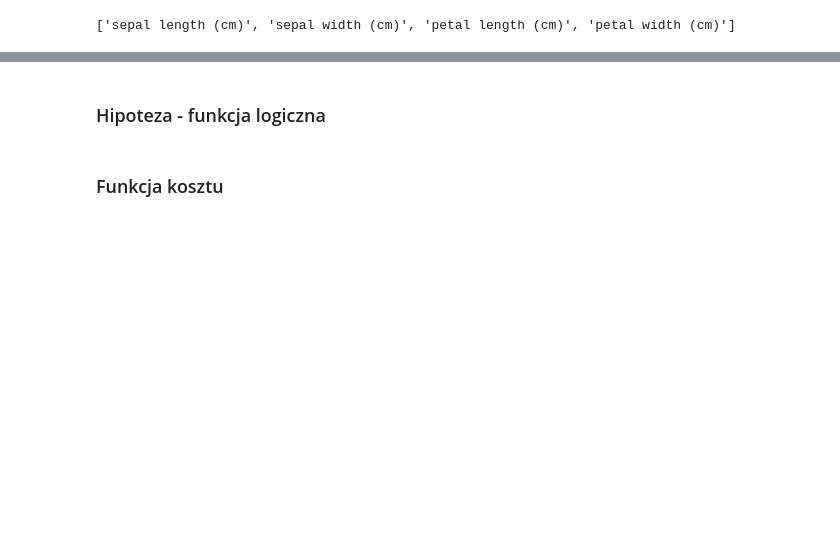
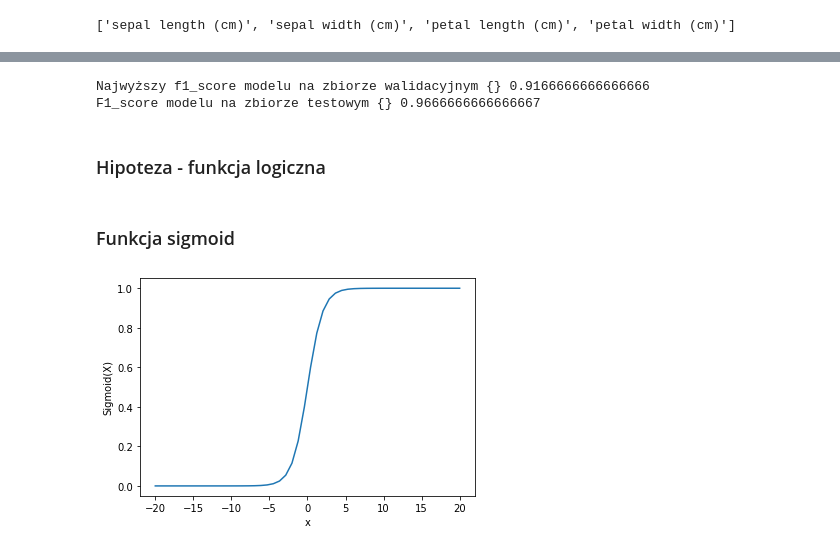
Before and after one commit to Gradient-PG/gradient-live-session, a Jupyter notebook: lab1/Intro_to_ML1.ipynb, the cells around one changed output, grey strips where cells are left out. Saved outputs shown, nothing was run; the diff lists cells and outputs as text; code cells hidden in the pictures; blank space fills up the shorter version.

```diff
--- a/lab1/Intro_to_ML1.ipynb
+++ b/lab1/Intro_to_ML1.ipynb
@@ -273,2 +242,48 @@ print(f1_score(y_test, y_pr, average='micro'))
+# %%
+from sklearn.model_selection import StratifiedKFold
+
+# Tworzymy obiekt klasy StratifiedKFold
+skf = StratifiedKFold(n_splits=5)
+
+# Tworzymy dwie listy na modele tworzone dla każdego kroku oraz na funkcję kosztu
+# wyliczoną na zbiorze walidacyjnym
+models = []
+f1_scores = []
+
+# Główna pętla, metoda split odpowiada za proces kross-walidacji
+for train_index, val_index in skf.split(X_train, y_train):
+    model = SGDClassifier()
+    X_tr, y_tr = X_train[train_index], y_train[train_index]
+    X_val, y_val = X_train[val_index], y_train[val_index]
+
+    # Trening modelu
+    model.fit(X_tr, y_tr)
+    # Predykcja etykiet dla danych walidacyjnych
+    y_pr = model.predict(X_val)
+
+    # Obliczenie funkcji kosztu MSE dla danego kroku
+    f1_scores.append(f1_score(y_val, y_pr, average='micro'))
+    models.append(model)
+
+# Pobranie kroku, dla którego wartość funkcji kosztu była najmniejsza
+best_f1_idx = np.argmax(f1_scores)
+
+# Wybór tego modelu i błędu
+best_f1_score = f1_scores[best_f1_idx]
+best_model = models[best_f1_idx]
+
+print("\n")
+print("\n")
+
+# Test najlepszego modelu na zbiorze testowym
+y_pr = best_model.predict(X_test)
+test_f1_score = f1_score(y_test, y_pr, average='micro')
+
+# obliczenie i wyświetlenie wartości funkcji kosztu
+print("Najwyższy f1_score modelu na zbiorze walidacyjnym {}", best_f1_score)
+print("F1_score modelu na zbiorze testowym {}", test_f1_score)
+# %% [output]
+Najwyższy f1_score modelu na zbiorze walidacyjnym {} 0.9166666666666666
+F1_score modelu na zbiorze testowym {} 0.9666666666666667
 # %% [markdown]
 ### Hipoteza - funkcja logiczna
@@ -275,2 +294,13 @@ print(f1_score(y_test, y_pr, average='micro'))
 # %% [markdown]
-### Funkcja kosztu
+### Funkcja sigmoid
+# %%
+x = np.linspace(-20, 20, 50)
+z = 1/(1 + np.exp(-x))
+
+plt.plot(x, z)
+plt.xlabel("x")
+plt.ylabel("Sigmoid(X)")
+
+plt.show()
+# %% [output]
+[figure, added]
```
Also changed, not shown: parts of 25 cells of this notebook, 1 other file.
